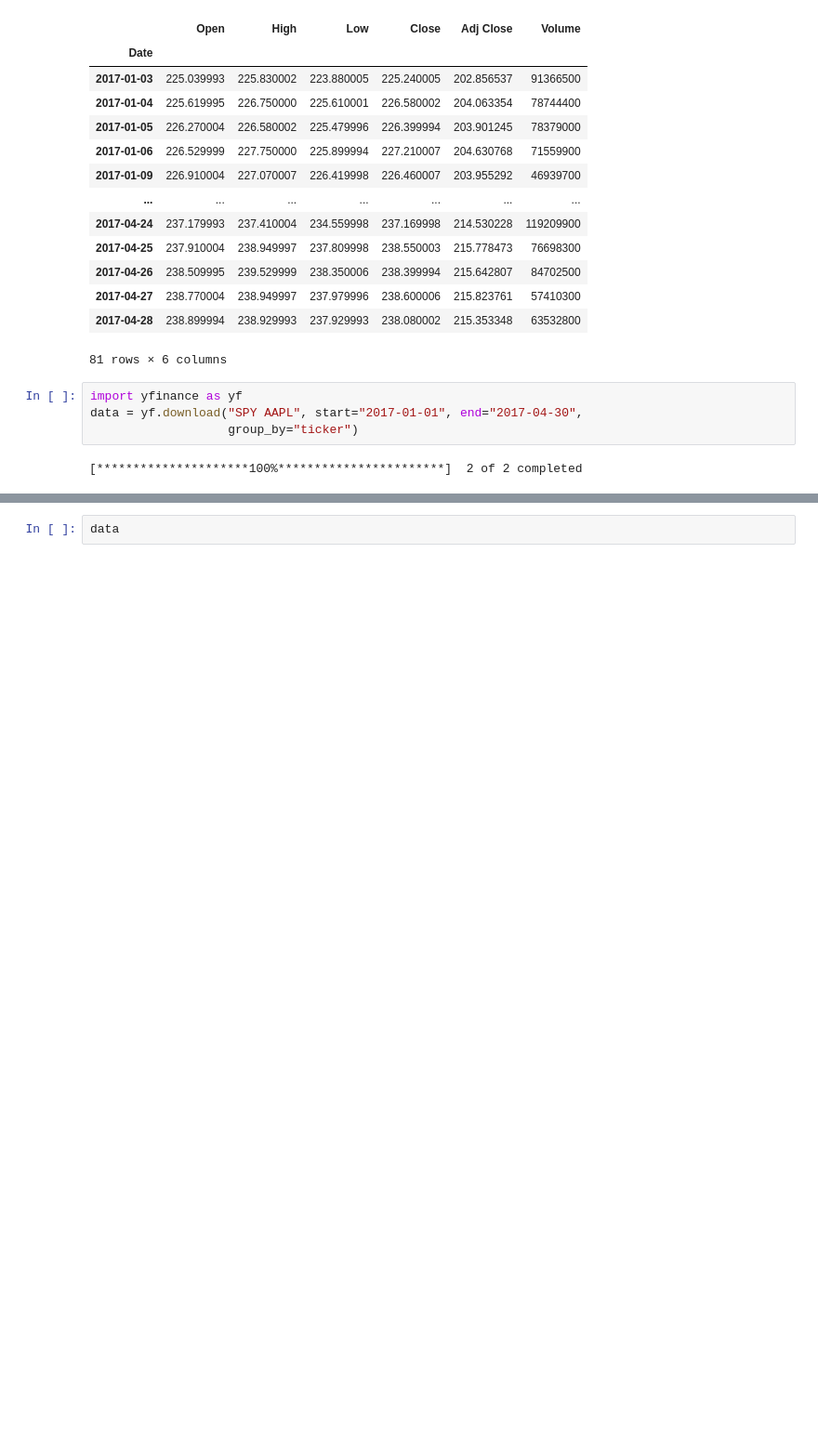
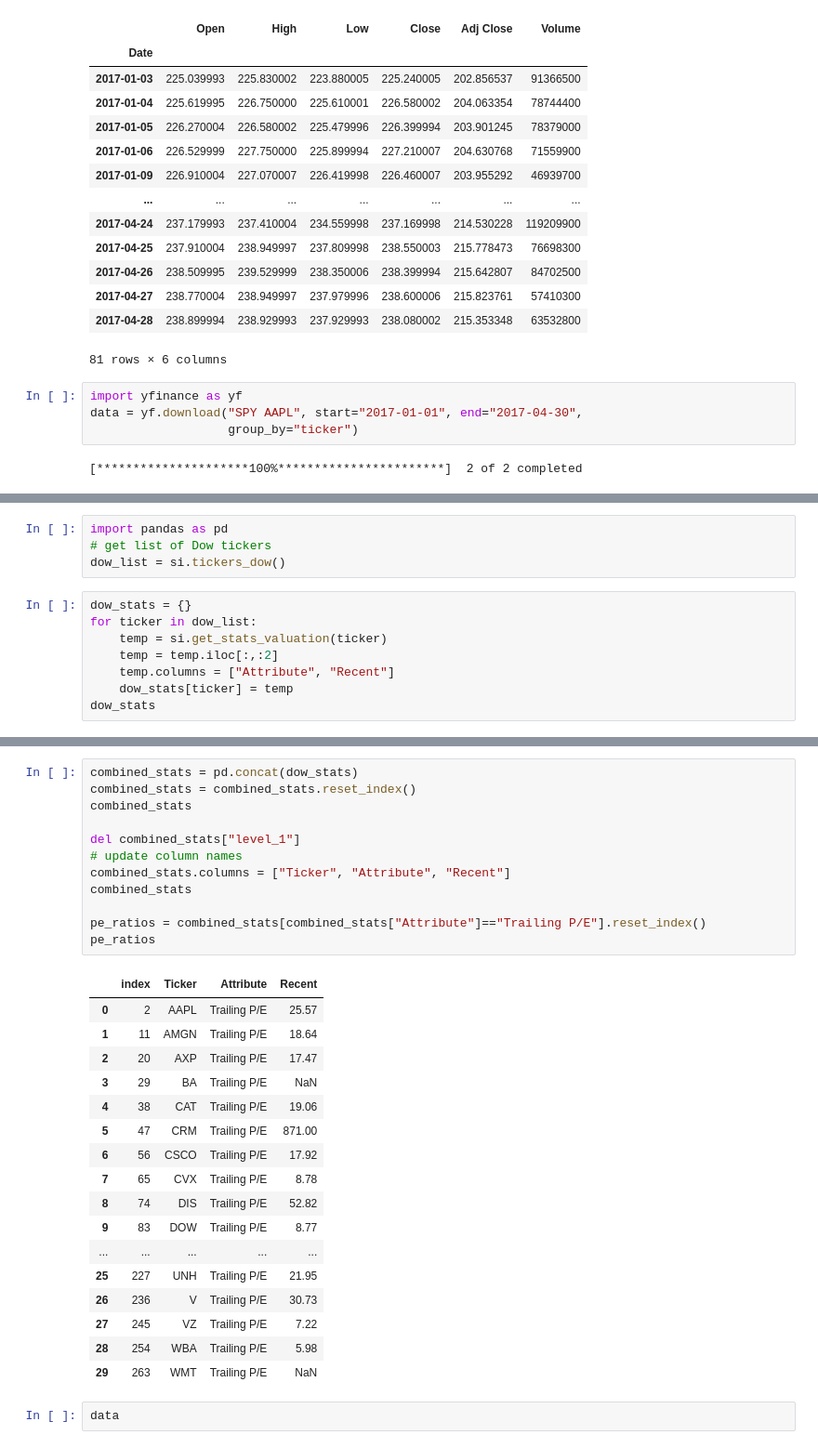
Before and after one commit to KendallScott/Machine-Learning, a Jupyter notebook: Lab 3/Lab_3-stock.ipynb, the cells around one changed output, grey strips where cells are left out. Shown at 93% size. Drawn from its saved outputs; the diff is of its cells as text; blank space fills up the shorter version.

```diff
--- a/Lab 3/Lab_3-stock.ipynb
+++ b/Lab 3/Lab_3-stock.ipynb
@@ -132,0 +171,12 @@ data = yf.download("SPY AAPL", start="2017-01-01", end="2017-04-30",
+# %%
+import pandas as pd
+# get list of Dow tickers
+dow_list = si.tickers_dow()
+# %%
+dow_stats = {}
+for ticker in dow_list:
+    temp = si.get_stats_valuation(ticker)
+    temp = temp.iloc[:,:2]
+    temp.columns = ["Attribute", "Recent"]
+    dow_stats[ticker] = temp
+dow_stats
@@ -133,3 +201,33 @@ data = yf.download("SPY AAPL", start="2017-01-01", end="2017-04-30",
+# %%
+combined_stats = pd.concat(dow_stats)
+combined_stats = combined_stats.reset_index()
+combined_stats
+
+del combined_stats["level_1"]
+# update column names
+combined_stats.columns = ["Ticker", "Attribute", "Recent"]
+combined_stats
+
+pe_ratios = combined_stats[combined_stats["Attribute"]=="Trailing P/E"].reset_index()
+pe_ratios
+# %% [output]
+|  | index | Ticker | Attribute | Recent |
+| 0 | 2 | AAPL | Trailing P/E | 25.57 |
+| 1 | 11 | AMGN | Trailing P/E | 18.64 |
+| 2 | 20 | AXP | Trailing P/E | 17.47 |
+| 3 | 29 | BA | Trailing P/E | NaN |
+| 4 | 38 | CAT | Trailing P/E | 19.06 |
+| 5 | 47 | CRM | Trailing P/E | 871.00 |
+| 6 | 56 | CSCO | Trailing P/E | 17.92 |
+| 7 | 65 | CVX | Trailing P/E | 8.78 |
+| 8 | 74 | DIS | Trailing P/E | 52.82 |
+| 9 | 83 | DOW | Trailing P/E | 8.77 |
+| ... | ... | ... | ... | ... |
+| 25 | 227 | UNH | Trailing P/E | 21.95 |
+| 26 | 236 | V | Trailing P/E | 30.73 |
+| 27 | 245 | VZ | Trailing P/E | 7.22 |
+| 28 | 254 | WBA | Trailing P/E | 5.98 |
+| 29 | 263 | WMT | Trailing P/E | NaN |
 # %%
 data
 # %% [output]
```
Also changed, not shown: parts of 9 cells of this notebook.
